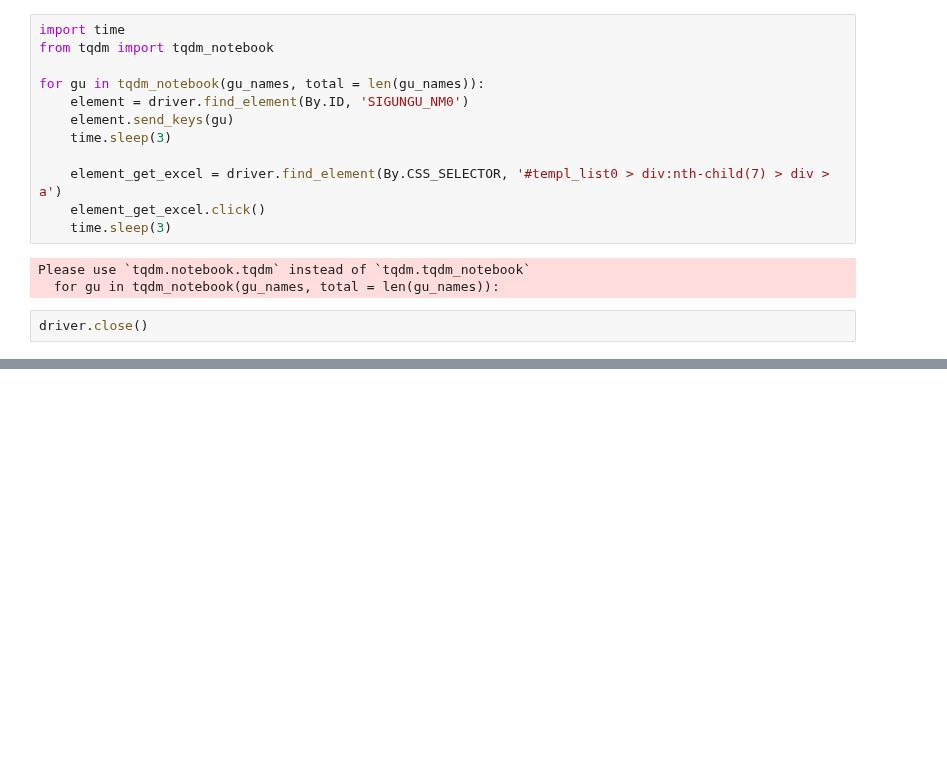
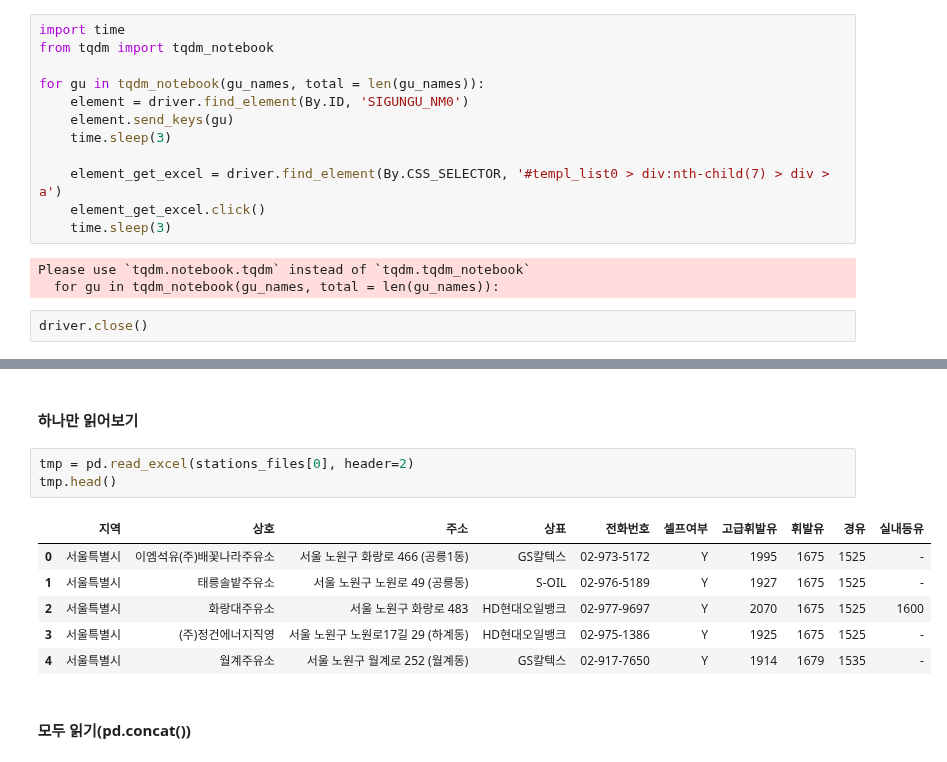
Before and after one commit to solpinetree/ds_study, a Jupyter notebook: source_code/04. Self Oil Station Price Analysis.ipynb, the cells around one changed output, grey strips where cells are left out. Cells and saved outputs as stored; diff of their text form; blank space fills up the shorter version.

```diff
--- a/source_code/04. Self Oil Station Price Analysis.ipynb
+++ b/source_code/04. Self Oil Station Price Analysis.ipynb
@@ -180,0 +226,14 @@ driver.close()
+# %% [markdown]
+#### 하나만 읽어보기
+# %%
+tmp = pd.read_excel(stations_files[0], header=2)
+tmp.head()
+# %% [output]
+|  | 지역 | 상호 | 주소 | 상표 | 전화번호 | 셀프여부 | 고급휘발유 | 휘발유 | 경유 | 실내등유 |
+| 0 | 서울특별시 | 이엠석유(주)배꽃나라주유소 | 서울 노원구 화랑로 466 (공릉1동) | GS칼텍스 | 02-973-5172 | Y | 1995 | 1675 | 1525 | - |
+| 1 | 서울특별시 | 태릉솔밭주유소 | 서울 노원구 노원로 49 (공릉동) | S-OIL | 02-976-5189 | Y | 1927 | 1675 | 1525 | - |
+| 2 | 서울특별시 | 화랑대주유소 | 서울 노원구 화랑로 483 | HD현대오일뱅크 | 02-977-9697 | Y | 2070 | 1675 | 1525 | 1600 |
+| 3 | 서울특별시 | (주)정건에너지직영 | 서울 노원구 노원로17길 29 (하계동) | HD현대오일뱅크 | 02-975-1386 | Y | 1925 | 1675 | 1525 | - |
+| 4 | 서울특별시 | 월계주유소 | 서울 노원구 월계로 252 (월계동) | GS칼텍스 | 02-917-7650 | Y | 1914 | 1679 | 1535 | - |
+# %% [markdown]
+#### 모두 읽기(pd.concat())
```
Also changed, not shown: parts of 28 cells of this notebook, 25 other files.
